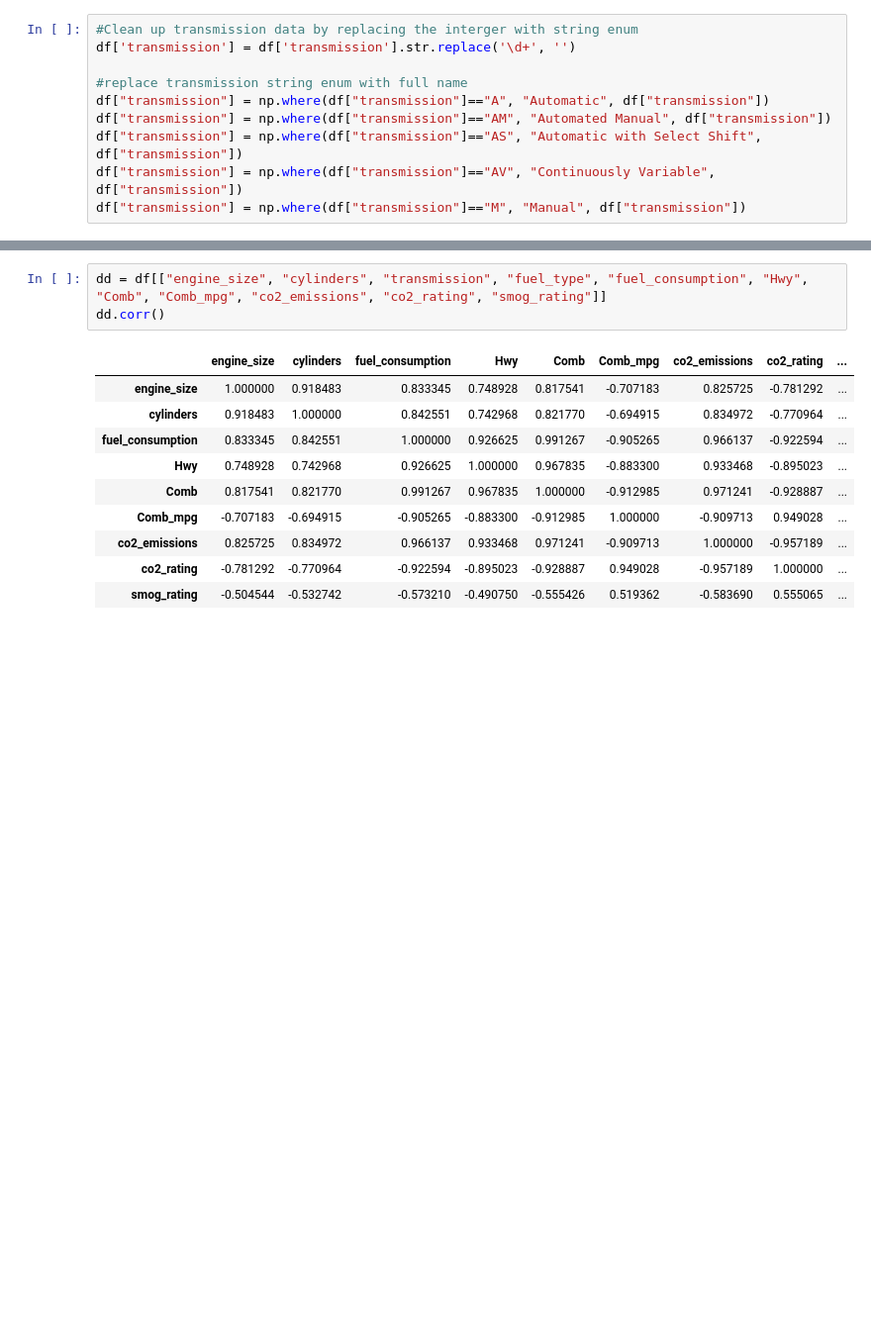
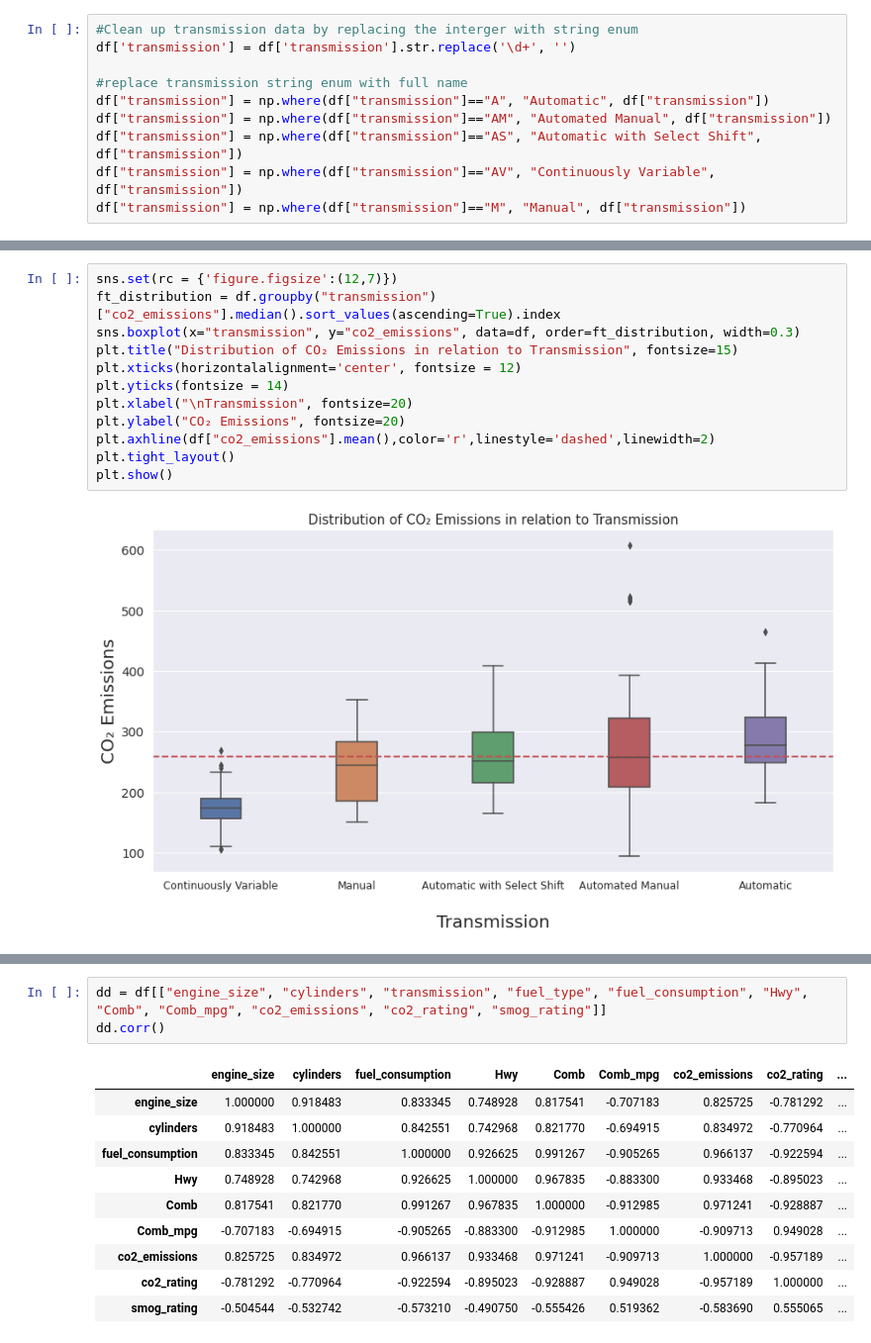
Before and after one commit to Sophiat-O/c02_emission_analysis, a Jupyter notebook: [Project_AI].ipynb, the cells around one changed output, grey strips where cells are left out. Shown at 99% size. Drawn from its saved outputs; the diff is of its cells as text; blank space fills up the shorter version.

```diff
--- a/[Project_AI].ipynb
+++ b/[Project_AI].ipynb
@@ -202,0 +338,14 @@ plt.ylabel('CO₂ Emissions', fontsize=20)
+# %%
+sns.set(rc = {'figure.figsize':(12,7)})
+ft_distribution = df.groupby("transmission")["co2_emissions"].median().sort_values(ascending=True).index
+sns.boxplot(x="transmission", y="co2_emissions", data=df, order=ft_distribution, width=0.3)
+plt.title("Distribution of CO₂ Emissions in relation to Transmission", fontsize=15)
+plt.xticks(horizontalalignment='center', fontsize = 12)
+plt.yticks(fontsize = 14)
+plt.xlabel("\nTransmission", fontsize=20)
+plt.ylabel("CO₂ Emissions", fontsize=20)
+plt.axhline(df["co2_emissions"].mean(),color='r',linestyle='dashed',linewidth=2)
+plt.tight_layout()
+plt.show()
+# %% [output]
+[figure, added]
```
Also changed, not shown: parts of 27 cells of this notebook.
